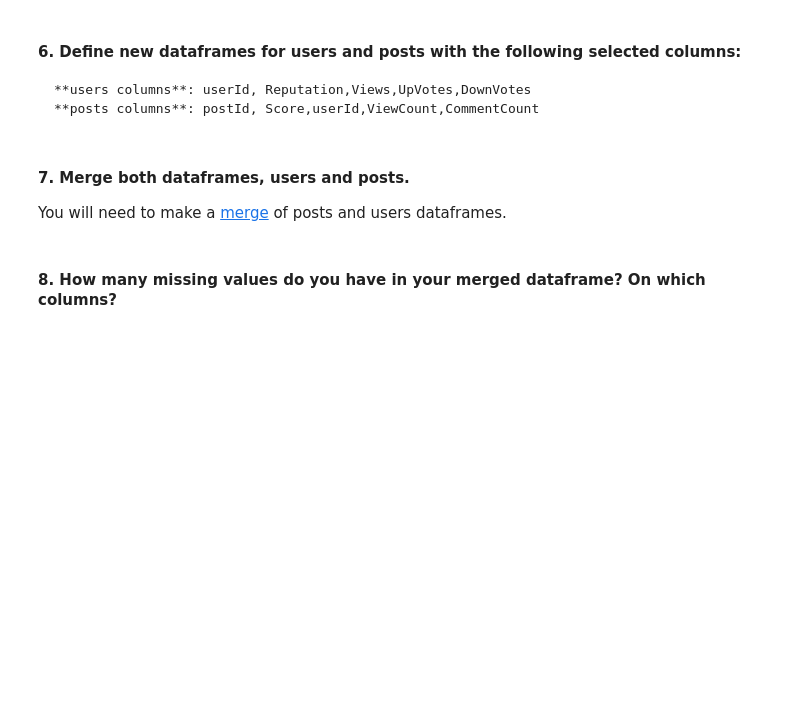
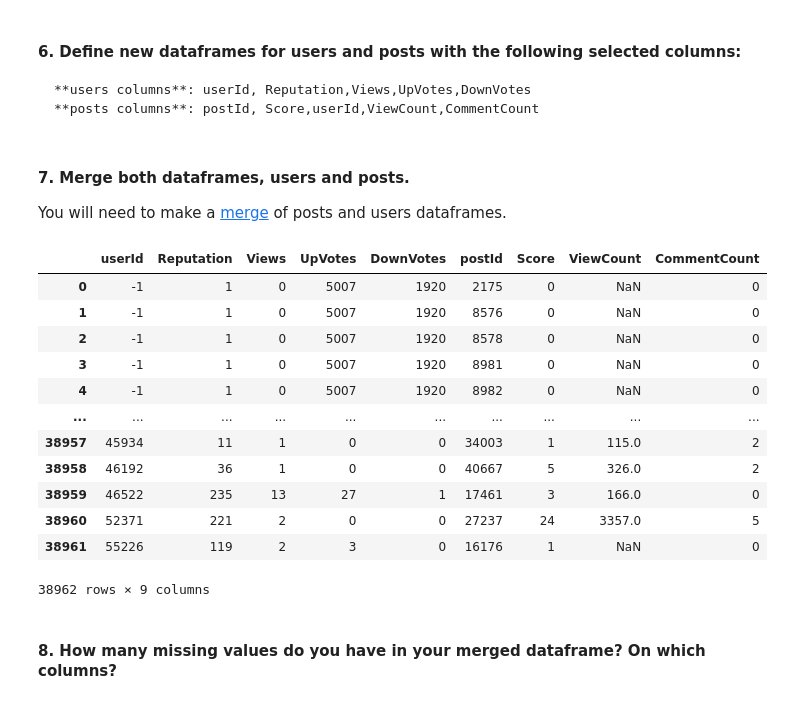
Before and after one commit to ta-data-lis/lab-data-cleaning, a Jupyter notebook: your-code/main.ipynb, the cells around one changed output. Cells and saved outputs as stored; diff of their text form; code cells hidden in the pictures; blank space fills up the shorter version.

```diff
--- a/your-code/main.ipynb
+++ b/your-code/main.ipynb
@@ -5,2 +17,13 @@
 # %% [markdown]
 #### 3. Rename Id column to userId
+# %%
+column_names = []
+
+for column in users_table:
+    column_names.append(column)
+
+column_names[0] = 'userId'
+
+users_table.columns = column_names
+
+users_table.head()
@@ -7,2 +37,6 @@
 # %% [markdown]
 #### 4. Import posts table:
+# %%
+posts_table = pd.read_csv('posts_table.csv')
+
+posts_table.head()
@@ -9,2 +51,15 @@
 # %% [markdown]
 #### 5. Rename Id column to postId and OwnerUserId to userId
+# %%
+column_names_posts = []
+
+for column in posts_table:
+    column_names_posts.append(column)
+
+column_names_posts[0] = 'postId'
+
+column_names_posts[column_names_posts.index('OwnerUserId')] = 'userId'
+
+posts_table.columns = column_names_posts
+
+posts_table.head()
@@ -12,8 +75,30 @@
 #### 6. Define new dataframes for users and posts with the following selected columns:
     **users columns**: userId, Reputation,Views,UpVotes,DownVotes
     **posts columns**: postId, Score,userId,ViewCount,CommentCount
+# %%
+users_col_df = users_table[['userId', 'Reputation', 'Views', 'UpVotes', 'DownVotes']]
+
+posts_col_df = posts_table[['postId', 'Score', 'userId', 'ViewCount', 'CommentCount']]
 # %% [markdown]
 #### 7. Merge both dataframes, users and posts.
 You will need to make a [merge](https://pandas.pydata.org/pandas-docs/stable/generated/pandas.DataFrame.merge.html) of posts and users dataframes.
+# %%
+merged_df = users_col_df.merge(posts_col_df)
+
+merged_df
+# %% [output]
+|  | userId | Reputation | Views | UpVotes | DownVotes | postId | Score | ViewCount | CommentCount |
+| 0 | -1 | 1 | 0 | 5007 | 1920 | 2175 | 0 | NaN | 0 |
+| 1 | -1 | 1 | 0 | 5007 | 1920 | 8576 | 0 | NaN | 0 |
+| 2 | -1 | 1 | 0 | 5007 | 1920 | 8578 | 0 | NaN | 0 |
+| 3 | -1 | 1 | 0 | 5007 | 1920 | 8981 | 0 | NaN | 0 |
+| 4 | -1 | 1 | 0 | 5007 | 1920 | 8982 | 0 | NaN | 0 |
+| ... | ... | ... | ... | ... | ... | ... | ... | ... | ... |
+| 38957 | 45934 | 11 | 1 | 0 | 0 | 34003 | 1 | 115.0 | 2 |
+| 38958 | 46192 | 36 | 1 | 0 | 0 | 40667 | 5 | 326.0 | 2 |
+| 38959 | 46522 | 235 | 13 | 27 | 1 | 17461 | 3 | 166.0 | 0 |
+| 38960 | 52371 | 221 | 2 | 0 | 0 | 27237 | 24 | 3357.0 | 5 |
+| 38961 | 55226 | 119 | 2 | 3 | 0 | 16176 | 1 | NaN | 0 |
+38962 rows × 9 columns
 # %% [markdown]
 #### 8. How many missing values do you have in your merged dataframe? On which columns?
```
Also changed, not shown: parts of 10 cells of this notebook.
